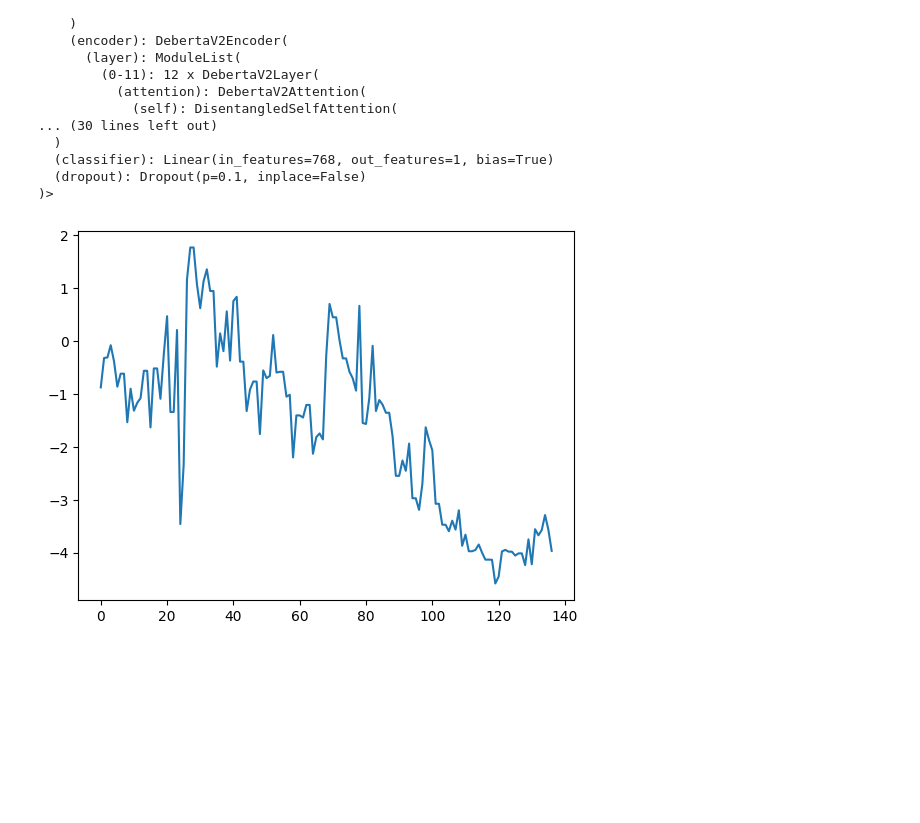
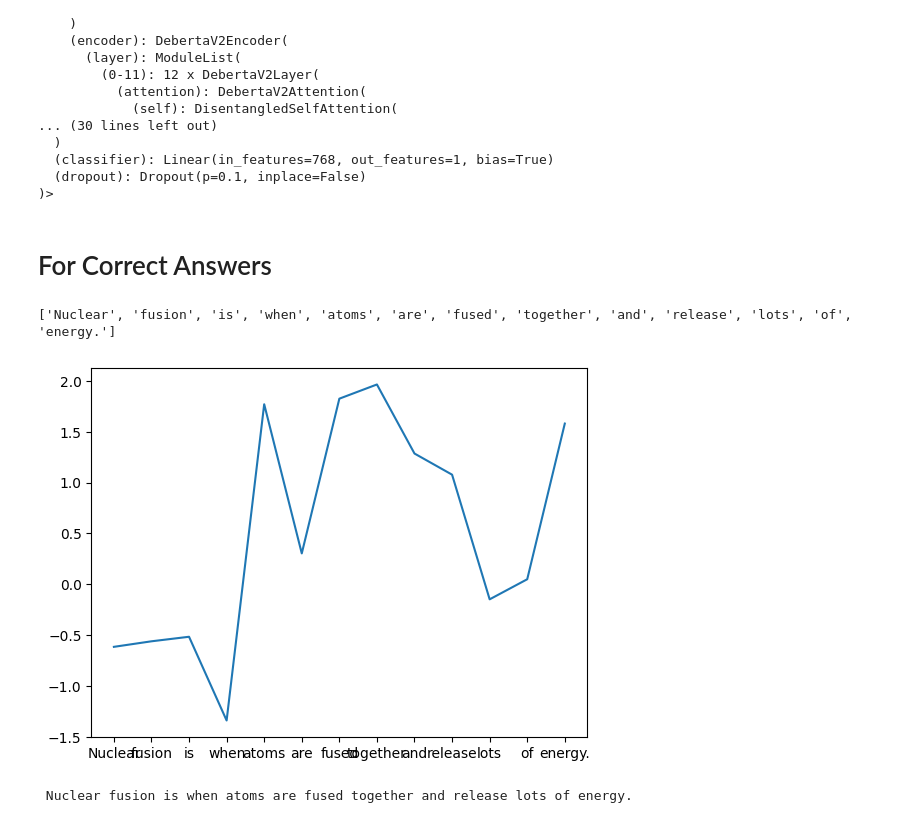
Before and after one commit to Rohit909-creator/Reward-Augmented-Decoding-RAD-, a Jupyter notebook: testnotebook.ipynb, the cells around one changed output. Drawn from its saved outputs; the diff is of its cells as text; code cells hidden in the pictures; blank space fills up the shorter version.

```diff
--- a/testnotebook.ipynb
+++ b/testnotebook.ipynb
@@ -85,8 +43,12 @@ RM score: -3.963254928588867
 # %%
-questions = ["What is photosynthesis?", "Who is the president of Mars?", "Who is the president of Mars?"]
-answers  = ["Photosynthesis is the process by which animals, fishes, and some birds convert light energy into chemical energy, producing sugars (food) and oxygen. It's a vital biochemical process that underpins most life on Earth by providing a source of energy and oxygen. ",
-            "The president of Mars is none other than Elon Musk, Tesla CEO",
-            "The President of mars is not a real thing, its a fictional reference from the StarWars movie"]
+questions = ["What is photosynthesis?", "What is photosynthesis?", "Who is the president of Mars?", "Who is the president of Mars?"]
+answers  = [
+    "Photosynthesis is the process by which animals, fishes, and some birds convert light energy into chemical energy, producing sugars (food) and oxygen. It's a vital biochemical process that underpins most life on Earth by providing a source of energy and oxygen. ",
+    "Photosynthesis is the process by which plants, algae, and some bacteria convert light energy into chemical energy, producing sugars (food) and oxygen. It's a vital biochemical process that underpins most life on Earth by providing a source of energy and oxygen. ",
+    "The president of Mars is none other than Elon Musk, Tesla CEO",
+    "The President of mars is not a real thing, its a fictional reference from the StarWars movie"
+
+]
 
 inputs = tokenizer(questions, answers, return_tensors="pt", truncation=True, padding=True)
 logits = rm(**inputs).logits.squeeze()   # scalar score (higher -> more strongly preferred)
@@ -113,25 +75,34 @@ rm.named_modules
   (classifier): Linear(in_features=768, out_features=1, bias=True)
   (dropout): Dropout(p=0.1, inplace=False)
 )>
+# %% [markdown]
+# For Correct Answers
 # %%
 import matplotlib.pyplot as plt
 from tqdm import tqdm
 question = "Explain nuclear fusion like I'm five."
-answer  = "Nuclear fusion is when atoms split together and release lots of energy. An uncontrolled on with Markov K greater will result in explosion"
+answer  = "Nuclear fusion is when atoms are fused together and release lots of energy."
+answers = answer.split(" ")
+
+print(answers)
 
 context = ""
 scores = []
 steps = []
-for i in tqdm(range(len(answer)), "Processing:"):
-    context += answer[i]
+for i in tqdm(range(len(answers)), "Processing:"):
+    context += " " + answers[i]
     inputs = tokenizer(question, context, return_tensors="pt", truncation=True)
-    logits = rm(**inputs).logits.squeeze()   # scalar score (higher -> more strongly preferred)
-    score = logits.item()
+    with torch.no_grad():
+        logits = rm(**inputs).logits.squeeze()   # scalar score (higher -> more strongly preferred)
+        score = logits.item()
     scores.append(score)
     steps.append(i)
     # print("RM score:", score)
 
-plt.plot(steps, scores)
+plt.plot(answers, scores)
 plt.show()
+print(context)
 # %% [output]
+['Nuclear', 'fusion', 'is', 'when', 'atoms', 'are', 'fused', 'together', 'and', 'release', 'lots', 'of', 'energy.']
-[figure, old version]
+[figure, new version]
+ Nuclear fusion is when atoms are fused together and release lots of energy.
```
Also changed, not shown: parts of 13 cells of this notebook.
